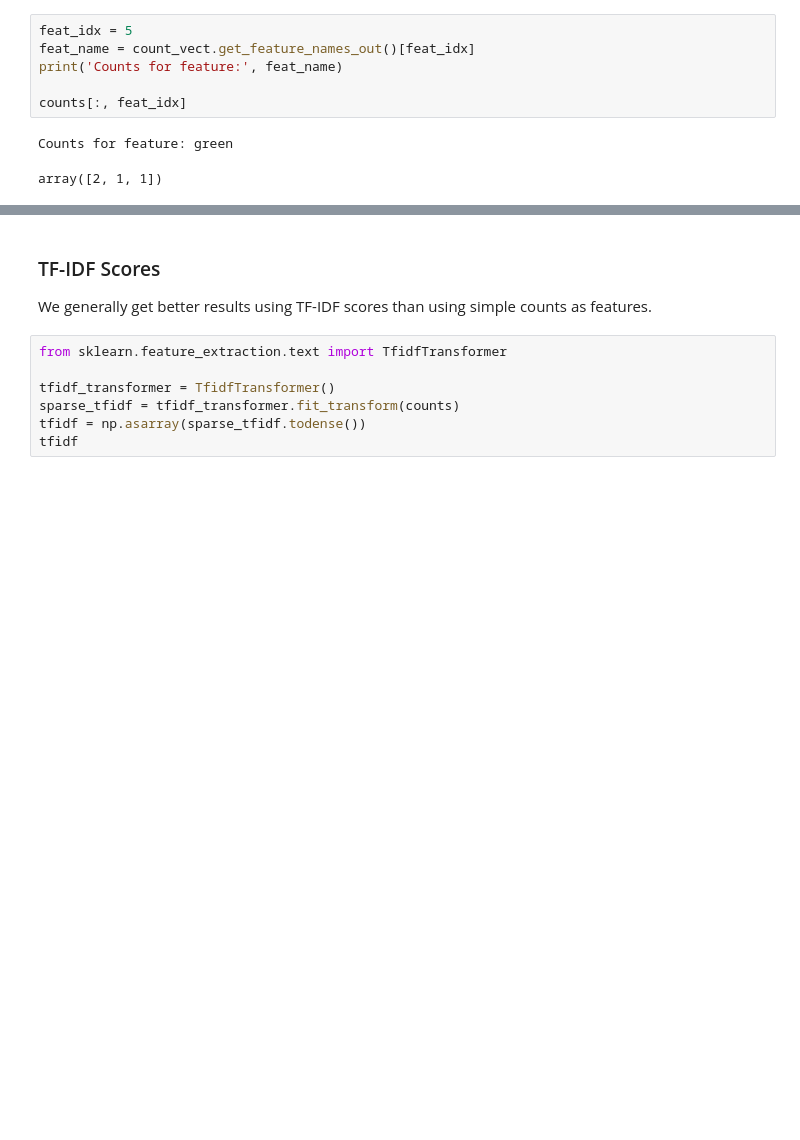
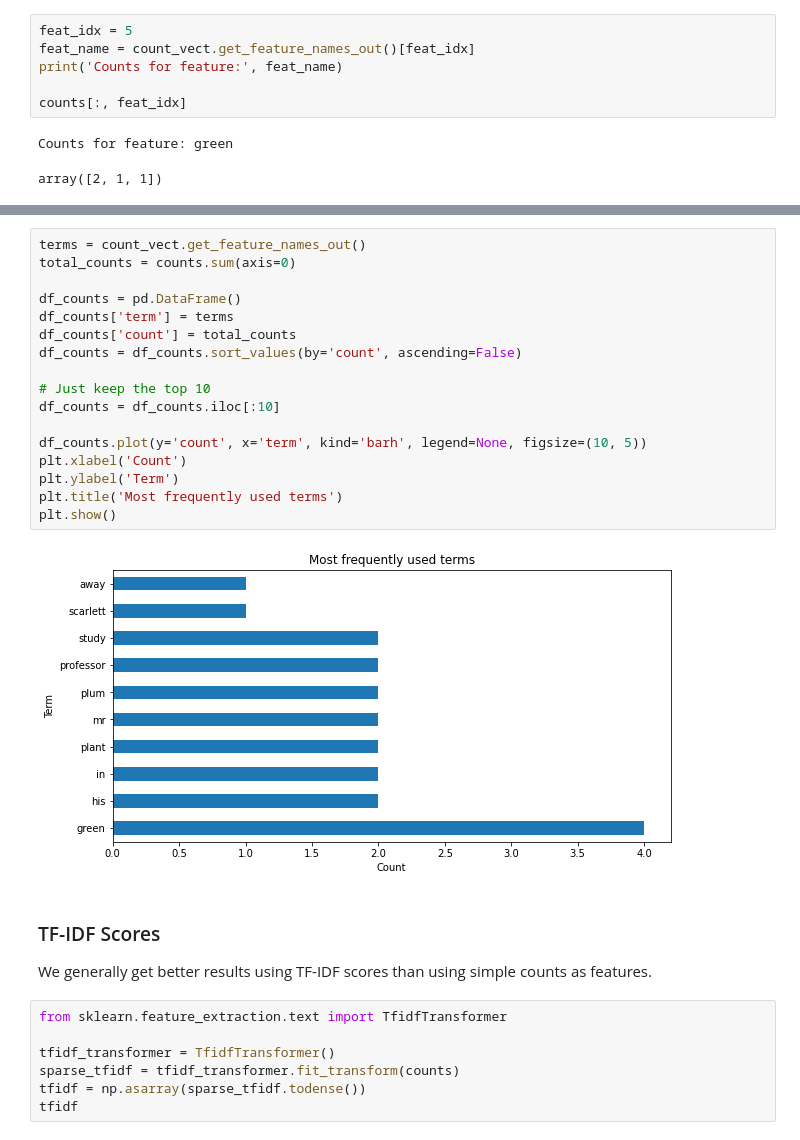
Before and after one commit to scottspurlock/csc4422-2022s, a Jupyter notebook: tutorials/day07_tutorial_text.ipynb, the cells around one changed output, grey strips where cells are left out. Drawn from its saved outputs; the diff is of its cells as text; blank space fills up the shorter version.

Commit message:
Added example of finding the most common terms

```diff
--- a/tutorials/day07_tutorial_text.ipynb
+++ b/tutorials/day07_tutorial_text.ipynb
@@ -117,3 +120,22 @@ array([2, 1, 1])
+# %%
+terms = count_vect.get_feature_names_out()
+total_counts = counts.sum(axis=0)
+
+df_counts = pd.DataFrame()
+df_counts['term'] = terms
+df_counts['count'] = total_counts
+df_counts = df_counts.sort_values(by='count', ascending=False)
+
+# Just keep the top 10
+df_counts = df_counts.iloc[:10]
+
+df_counts.plot(y='count', x='term', kind='barh', legend=None, figsize=(10, 5))
+plt.xlabel('Count')
+plt.ylabel('Term')
+plt.title('Most frequently used terms')
+plt.show()
+# %% [output]
+[figure, added]
 # %% [markdown]
 ### TF-IDF Scores
 We generally get better results using TF-IDF scores than using simple counts as features.
```
Also changed, not shown: parts of 1 cell of this notebook.
